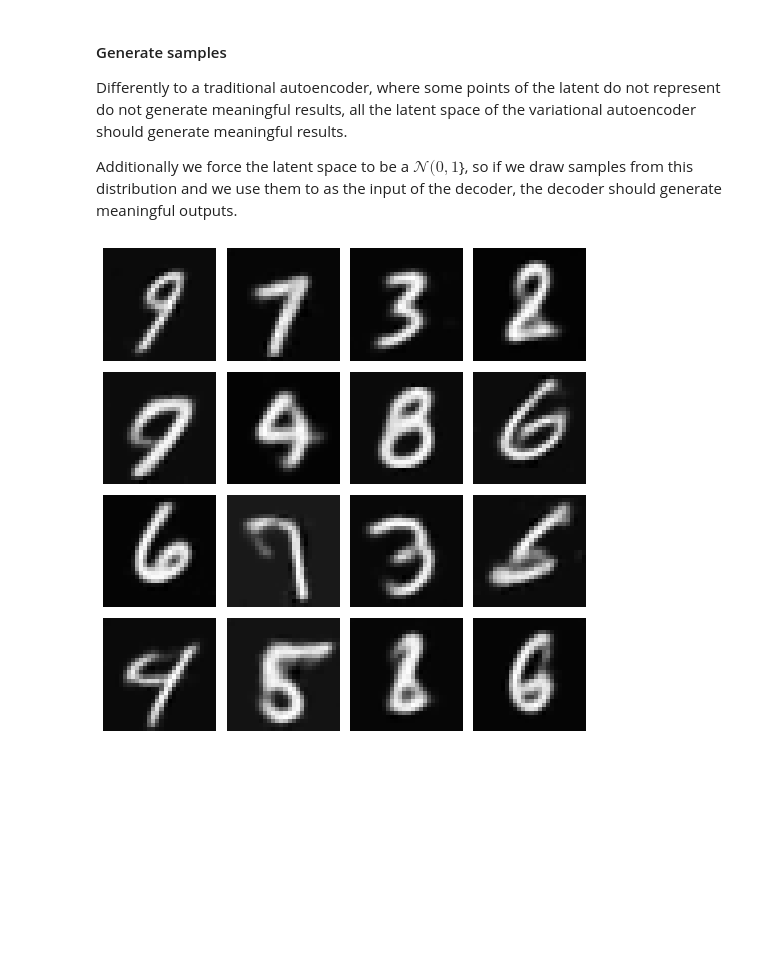
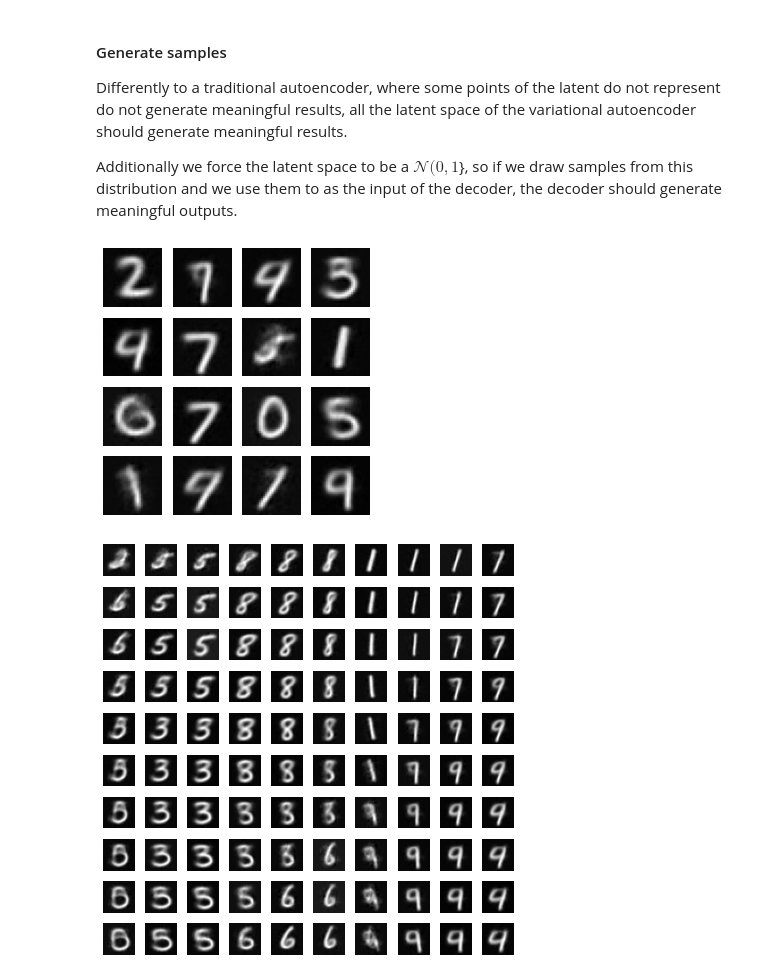
Before and after one commit to ivanlen/autoencoders_safari, a Jupyter notebook: variational_convolutional_autoencoder.ipynb, the cells around one changed output. Cells and saved outputs as stored; diff of their text form; code cells hidden in the pictures; blank space fills up the shorter version.

```diff
--- a/variational_convolutional_autoencoder.ipynb
+++ b/variational_convolutional_autoencoder.ipynb
@@ -61,15 +61,6 @@ This reparametrizatoin trick allows to backpropagate.
 # %%
 from tensorflow.keras import backend as K
 def sampling(args):
-    """Reparameterization trick by sampling from an isotropic unit Gaussian.
-
-    # Arguments
-        args (tensor): mean and log of variance of Q(z|X)
-
-    # Returns
-        z (tensor): sampled latent vector
-    """
-
     z_mean, z_log_var = args
     batch = K.shape(z_mean)[0]
     dim = K.int_shape(z_mean)[1]
@@ -84,7 +75,7 @@ channels = x_train.shape[3] # images are in black and white, for RGB we have 3 c
 # %% [markdown]
 ### Variational Convolutional Autoencoder architecture
 # %%
-latent_dim = 50
+latent_dim = 2
 conv_shape = (3, 3)
 # %% [markdown]
 Encoder
@@ -93,6 +84,8 @@ input_img = Input(shape=(img_width, img_height, channels))
 x = Conv2D(filters=32, kernel_size=3, strides=(2, 2), activation='relu')(input_img)
 x = Conv2D(filters=64, kernel_size=3, strides=(2, 2), activation='relu')(x)
 x = Flatten()(x)
+x = Dense(50, activation='relu')(x)
+x = Dense(50, activation='relu')(x)
 x = Dense(2 * latent_dim)(x)
 x_split = tf.split(x, num_or_size_splits=2, axis=1, name='split')
 z = Lambda(sampling, output_shape=(latent_dim,), name='z')(x_split)
@@ -297,7 +292,10 @@ latent_mu, latent_var, latent_z = latents[0], latents[1], latents[2]
 # %%
 latents_tsnes = {}
 for data, which in zip(latents, ['mu', 'var', 'z']):
-    latent_tsne = sklearn.manifold.TSNE(n_components=2, random_state=2).fit_transform(data)
+    if latent_dim==2:
+        latent_tsne = data
+    else:
+        latent_tsne = sklearn.manifold.TSNE(n_components=2, random_state=2).fit_transform(data)
     latent_df = pd.DataFrame({
             'x': latent_tsne[:, 0],
             'y': latent_tsne[:, 1],
@@ -331,11 +329,27 @@ examples = tf.random.normal(shape=[n_examples, latent_dim])
 # %%
 generated = decoder.predict(examples)
 # %%
-plt.figure(figsize=(7,7))
+plt.figure(figsize=(4,4))
 for i, gen in enumerate(generated):
     ax = plt.subplot(4, 4, i+1)
     plt.imshow(gen[:,:,0], cmap='gray')
     ax.axis('off')
     plt.tight_layout()
 # %% [output]
-[figure, old version]
+[figure, new version]
+# %%
+count = 0
+fs = 10
+itv = np.linspace(1, -1, fs)
+plt.figure(figsize=(6,6))
+for x_v in itv:
+    for y_v in itv:
+        xy_v = [[x_v, y_v]]
+        gen = decoder.predict(xy_v)
+        ax = plt.subplot(fs, fs, count+1)
+        plt.imshow(gen[0,:,:,0], cmap='gray')
+        ax.axis('off')
+        count += 1
+plt.tight_layout()
+# %% [output]
+[figure, added]
```
Also changed, not shown: parts of 9 cells of this notebook, 3 other files.
